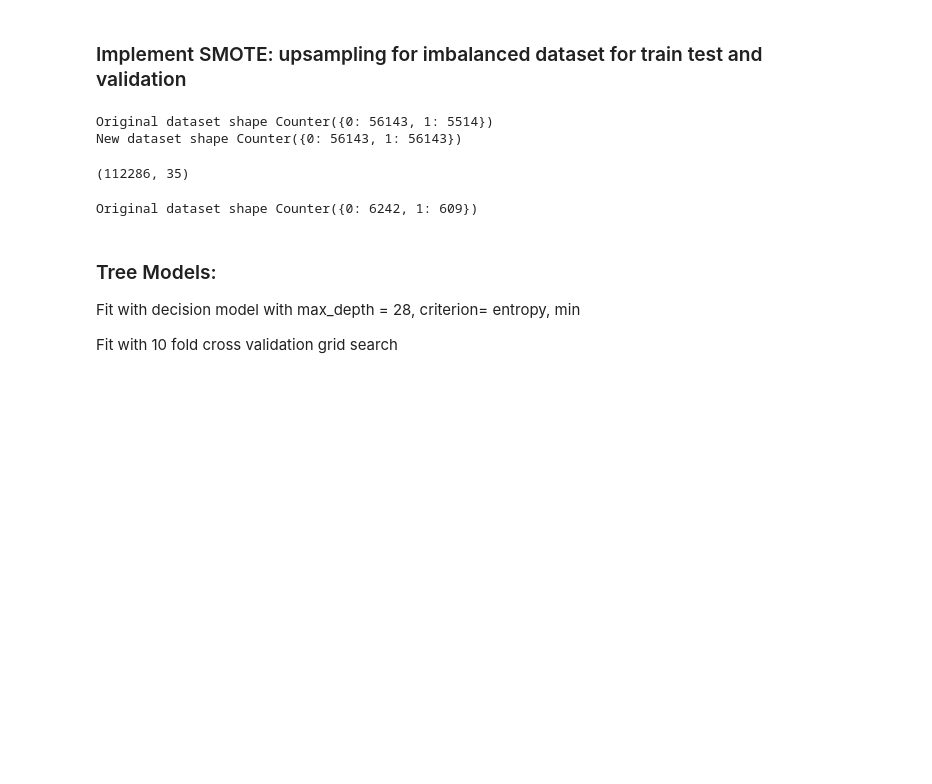
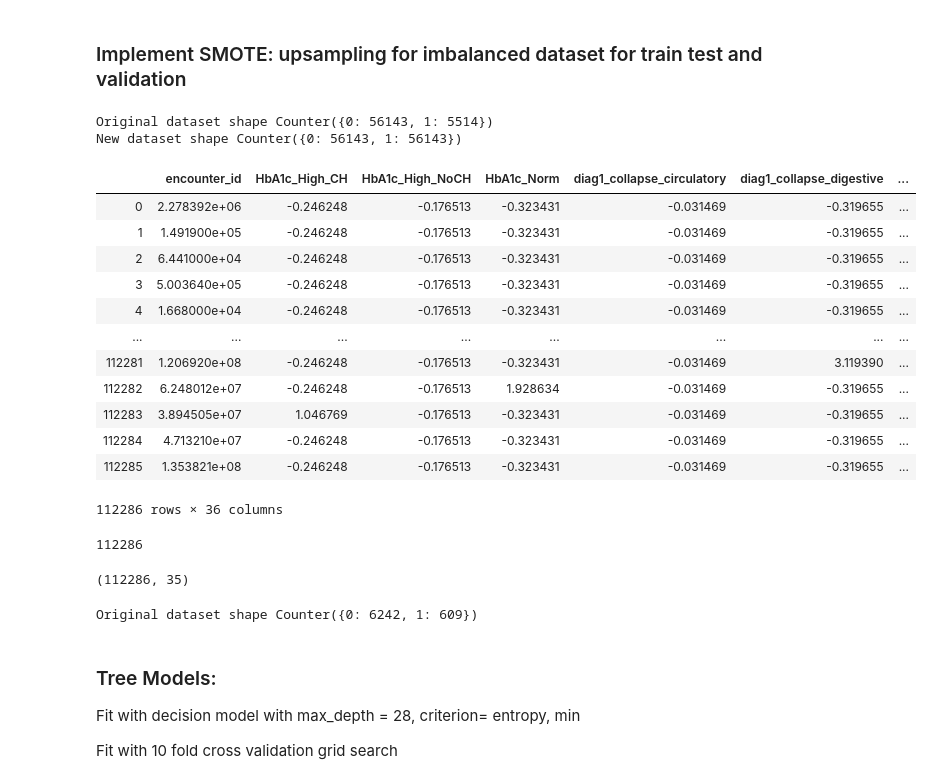
Before and after one commit to borkostolo/healthcare, a Jupyter notebook: dev/kailun/Modelling .ipynb, the cells around one changed output. Drawn from its saved outputs; the diff is of its cells as text; code cells hidden in the pictures; blank space fills up the shorter version.

```diff
--- a/dev/kailun/Modelling .ipynb
+++ b/dev/kailun/Modelling .ipynb
@@ -100,11 +132,32 @@ X_stand = StandardScaler().fit_transform(X)  # preprocess dataset by standarizin
 # %%
 print('Original dataset shape {}'.format(Counter(y)))
 sm = SMOTE(random_state=20)
-train_input_new, train_output_new = sm.fit_sample(X_stand, y)
+train_input_new, train_output_new = sm.fit_sample(X_stand_all, y)
 print('New dataset shape {}'.format(Counter(train_output_new)))
 # %% [output]
 Original dataset shape Counter({0: 56143, 1: 5514})
 New dataset shape Counter({0: 56143, 1: 56143})
+# %%
+train_input_new_df = pd.DataFrame(train_input_new, columns = list(X.columns))
+train_input_new_df
+# %% [output]
+|  | encounter_id | HbA1c_High_CH | HbA1c_High_NoCH | HbA1c_Norm | diag1_collapse_circulatory | diag1_collapse_digestive | ... |
+| 0 | 2.278392e+06 | -0.246248 | -0.176513 | -0.323431 | -0.031469 | -0.319655 | ... |
+| 1 | 1.491900e+05 | -0.246248 | -0.176513 | -0.323431 | -0.031469 | -0.319655 | ... |
+| 2 | 6.441000e+04 | -0.246248 | -0.176513 | -0.323431 | -0.031469 | -0.319655 | ... |
+| 3 | 5.003640e+05 | -0.246248 | -0.176513 | -0.323431 | -0.031469 | -0.319655 | ... |
+| 4 | 1.668000e+04 | -0.246248 | -0.176513 | -0.323431 | -0.031469 | -0.319655 | ... |
+| ... | ... | ... | ... | ... | ... | ... | ... |
+| 112281 | 1.206920e+08 | -0.246248 | -0.176513 | -0.323431 | -0.031469 | 3.119390 | ... |
+| 112282 | 6.248012e+07 | -0.246248 | -0.176513 | 1.928634 | -0.031469 | -0.319655 | ... |
+| 112283 | 3.894505e+07 | 1.046769 | -0.176513 | -0.323431 | -0.031469 | -0.319655 | ... |
+| 112284 | 4.713210e+07 | -0.246248 | -0.176513 | -0.323431 | -0.031469 | -0.319655 | ... |
+| 112285 | 1.353821e+08 | -0.246248 | -0.176513 | -0.323431 | -0.031469 | -0.319655 | ... |
+112286 rows × 36 columns
+# %%
+len(train_input_new_df['encounter_id'].unique())
+# %% [output]
+112286
 # %%
 # run this cell if we want everything as training data
 X_train=train_input_new
```
Also changed, not shown: parts of 17 cells of this notebook, 9 other files.
